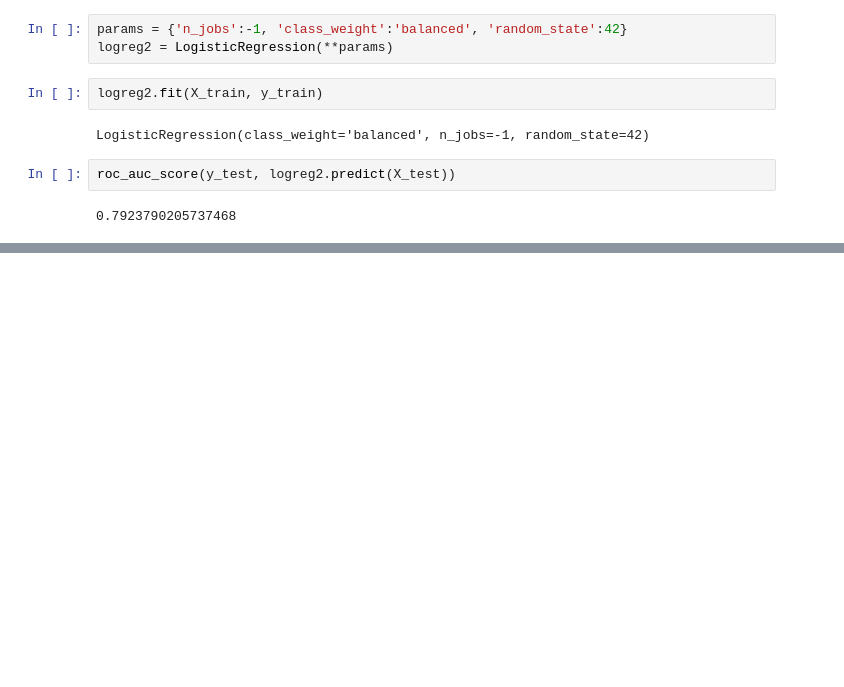
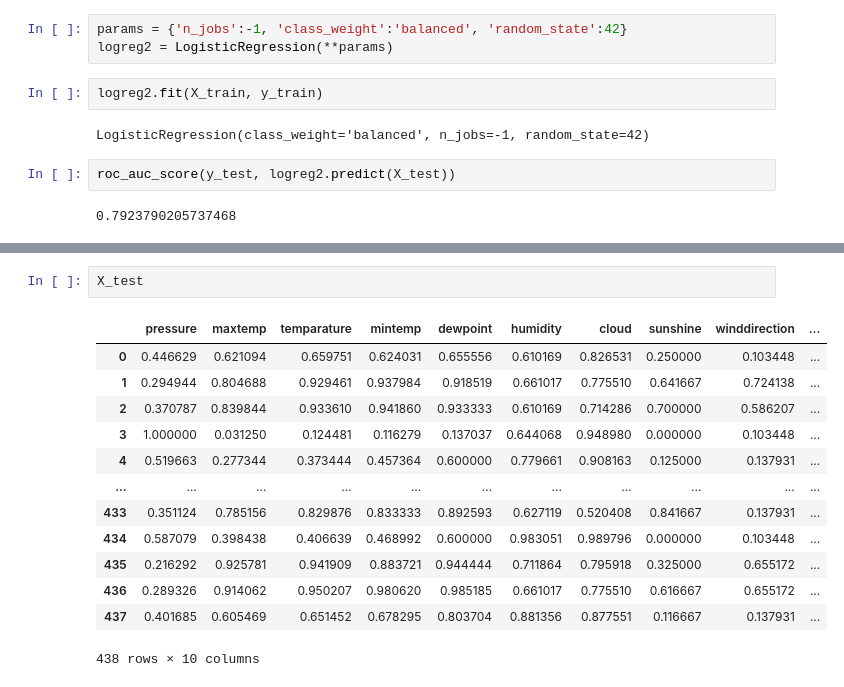
Before and after one commit to kgabba/kaggle_comp, a Jupyter notebook: kaggle_note.ipynb, the cells around one changed output, grey strips where cells are left out. Saved outputs shown, nothing was run; the diff lists cells and outputs as text; blank space fills up the shorter version.

```diff
--- a/kaggle_note.ipynb
+++ b/kaggle_note.ipynb
@@ -220,0 +302,16 @@ roc_auc_score(y_test, logreg2.predict(X_test))
+# %%
+X_test
+# %% [output]
+|  | pressure | maxtemp | temparature | mintemp | dewpoint | humidity | cloud | sunshine | winddirection | ... |
+| 0 | 0.446629 | 0.621094 | 0.659751 | 0.624031 | 0.655556 | 0.610169 | 0.826531 | 0.250000 | 0.103448 | ... |
+| 1 | 0.294944 | 0.804688 | 0.929461 | 0.937984 | 0.918519 | 0.661017 | 0.775510 | 0.641667 | 0.724138 | ... |
+| 2 | 0.370787 | 0.839844 | 0.933610 | 0.941860 | 0.933333 | 0.610169 | 0.714286 | 0.700000 | 0.586207 | ... |
+| 3 | 1.000000 | 0.031250 | 0.124481 | 0.116279 | 0.137037 | 0.644068 | 0.948980 | 0.000000 | 0.103448 | ... |
+| 4 | 0.519663 | 0.277344 | 0.373444 | 0.457364 | 0.600000 | 0.779661 | 0.908163 | 0.125000 | 0.137931 | ... |
+| ... | ... | ... | ... | ... | ... | ... | ... | ... | ... | ... |
+| 433 | 0.351124 | 0.785156 | 0.829876 | 0.833333 | 0.892593 | 0.627119 | 0.520408 | 0.841667 | 0.137931 | ... |
+| 434 | 0.587079 | 0.398438 | 0.406639 | 0.468992 | 0.600000 | 0.983051 | 0.989796 | 0.000000 | 0.103448 | ... |
+| 435 | 0.216292 | 0.925781 | 0.941909 | 0.883721 | 0.944444 | 0.711864 | 0.795918 | 0.325000 | 0.655172 | ... |
+| 436 | 0.289326 | 0.914062 | 0.950207 | 0.980620 | 0.985185 | 0.661017 | 0.775510 | 0.616667 | 0.655172 | ... |
+| 437 | 0.401685 | 0.605469 | 0.651452 | 0.678295 | 0.803704 | 0.881356 | 0.877551 | 0.116667 | 0.137931 | ... |
+438 rows × 10 columns
```
Also changed, not shown: parts of 11 cells of this notebook, 1 other file.
